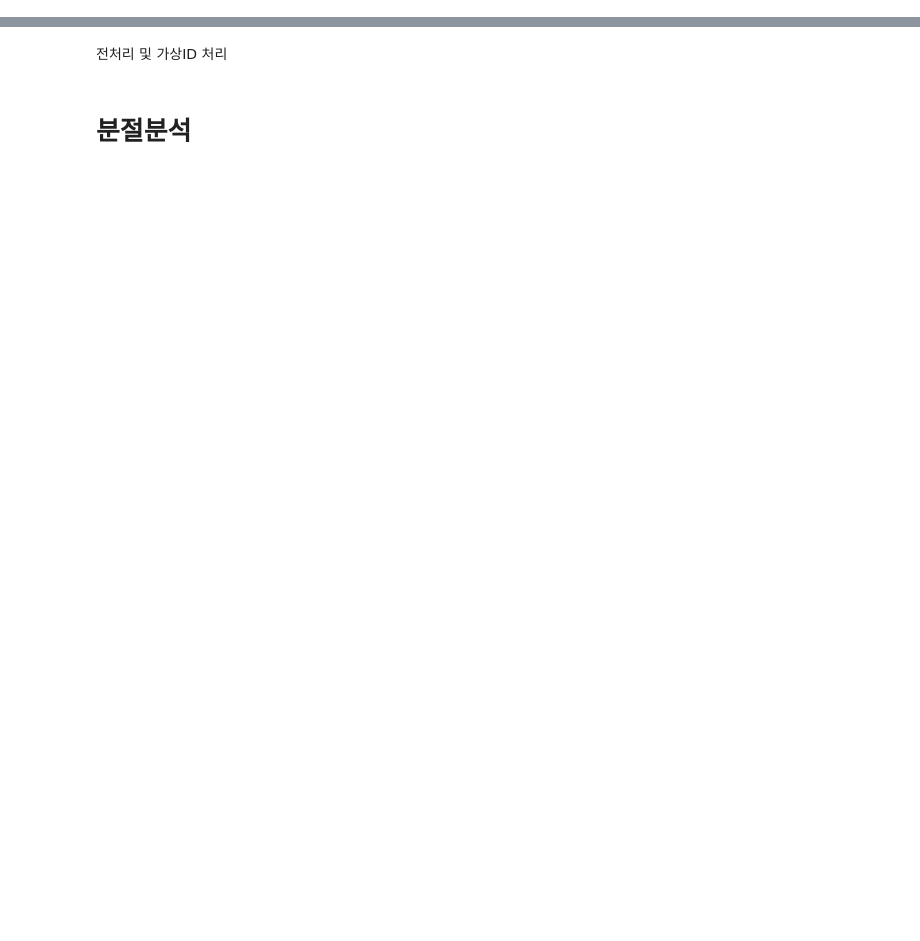
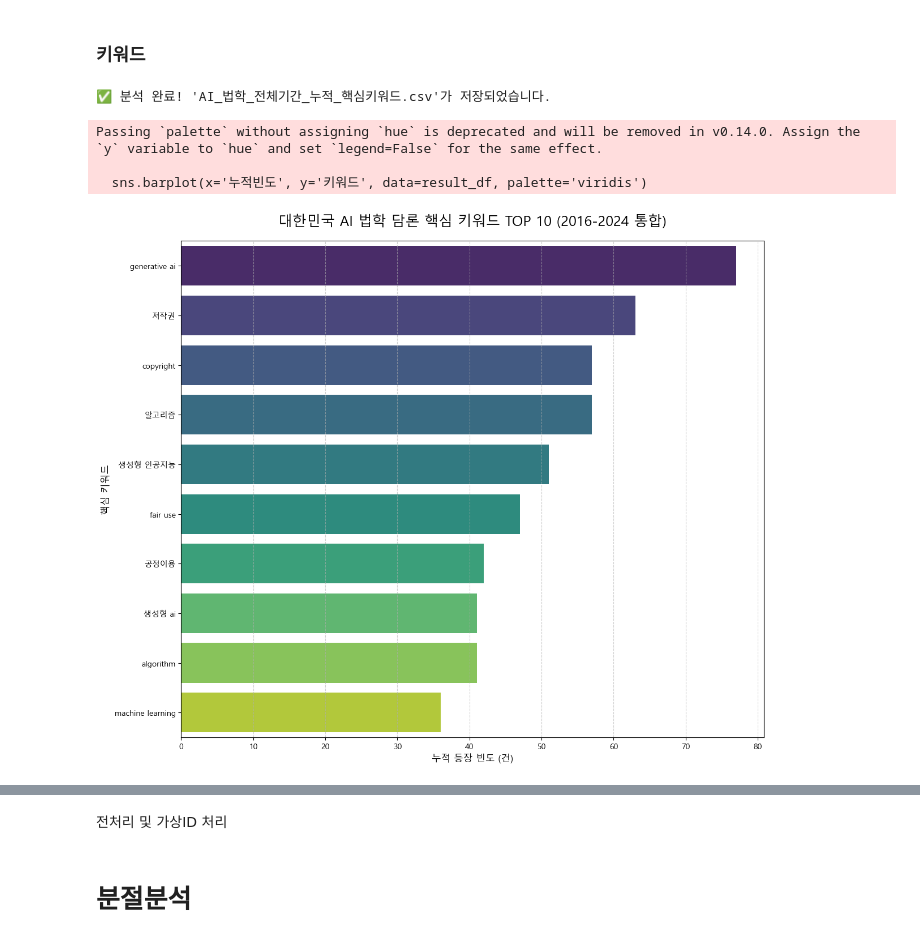
Before and after one commit to Exom9434/kci_network, a Jupyter notebook: 01-1.AI_network_analysis.ipynb, the cells around one changed output, grey strips where cells are left out. Drawn from its saved outputs; the diff is of its cells as text; code cells hidden in the pictures; blank space fills up the shorter version.

Commit message:
add_keyword_analysis

```diff
--- a/01-1.AI_network_analysis.ipynb
+++ b/01-1.AI_network_analysis.ipynb
@@ -0,0 +289,62 @@
+# %% [markdown]
+### 키워드
+# %%
+import pandas as pd
+import matplotlib.pyplot as plt
+import seaborn as sns
+from collections import Counter
+
+# 한글 폰트 설정
+plt.rc('font', family='Malgun Gothic')
+plt.rcParams['axes.unicode_minus'] = False
+
+def analyze_total_aggregated_keywords(file_path):
+    # 1. 데이터 로드 및 전처리
+    df = pd.read_csv(file_path)
+    df = df[df['출판연도'] >= 2016]
+
+    # 논문 ID 기준 중복 제거 (필수)
+    unique_papers = df.drop_duplicates(subset=['source_id']).copy()
+
+    def clean_kw(kw_str):
+        if pd.isna(kw_str): return []
+        words = str(kw_str).replace(']]>', '').split(',')
+        # 소문자 통합 및 공백 제거
+        cleaned = [w.strip().lower() for w in words if w.strip()]
+        # 불용어 리스트 강화 (법학 논문 일반 용어 제거)
+        stopwords = ['인공지능', 'ai', 'artificial intelligence', 'artificial intelligence(ai)']
+        return [w for w in cleaned if w not in stopwords]
+
+    unique_papers['cleaned_keywords'] = unique_papers['키워드'].apply(clean_kw)
+
+    # 2. 전체 기간 키워드 통합 및 빈도 계산
+    all_keywords = unique_papers['cleaned_keywords'].sum()
+    # 상위 30개 추출
+    total_top_30 = Counter(all_keywords).most_common(10)
+
+    # 3. CSV 파일 저장
+    result_df = pd.DataFrame(total_top_30, columns=['키워드', '누적빈도'])
+    result_df.to_csv('AI_법학_전체기간_누적_핵심키워드.csv', index=False, encoding='utf-8-sig')
+    print(f"✅ 분석 완료! 'AI_법학_전체기간_누적_핵심키워드.csv'가 저장되었습니다.")
+
+    # 4. 시각화 (상위 30개 가로 바 차트)
+    plt.figure(figsize=(12, 10))
+    sns.barplot(x='누적빈도', y='키워드', data=result_df, palette='viridis')
+
+    plt.title('대한민국 AI 법학 담론 핵심 키워드 TOP 10 (2016-2024 통합)', fontsize=18, pad=20)
+    plt.xlabel('누적 등장 빈도 (건)', fontsize=12)
+    plt.ylabel('핵심 키워드', fontsize=12)
+    plt.grid(axis='x', linestyle='--', alpha=0.6)
+
+    plt.tight_layout()
+    plt.savefig('전체기간_누적_키워드_분석.png', dpi=300)
+    plt.show()
+
+# 실행
+analyze_total_aggregated_keywords('AI_논문_분야별_분류_최종.csv')
+# %% [output]
+✅ 분석 완료! 'AI_법학_전체기간_누적_핵심키워드.csv'가 저장되었습니다.
+Passing `palette` without assigning `hue` is deprecated and will be removed in v0.14.0. Assign the `y` variable to `hue` and set `legend=False` for the same effect.
+
+  sns.barplot(x='누적빈도', y='키워드', data=result_df, palette='viridis')
+[figure, added]
```
Also changed, not shown: parts of 19 cells of this notebook, 1 other file.
